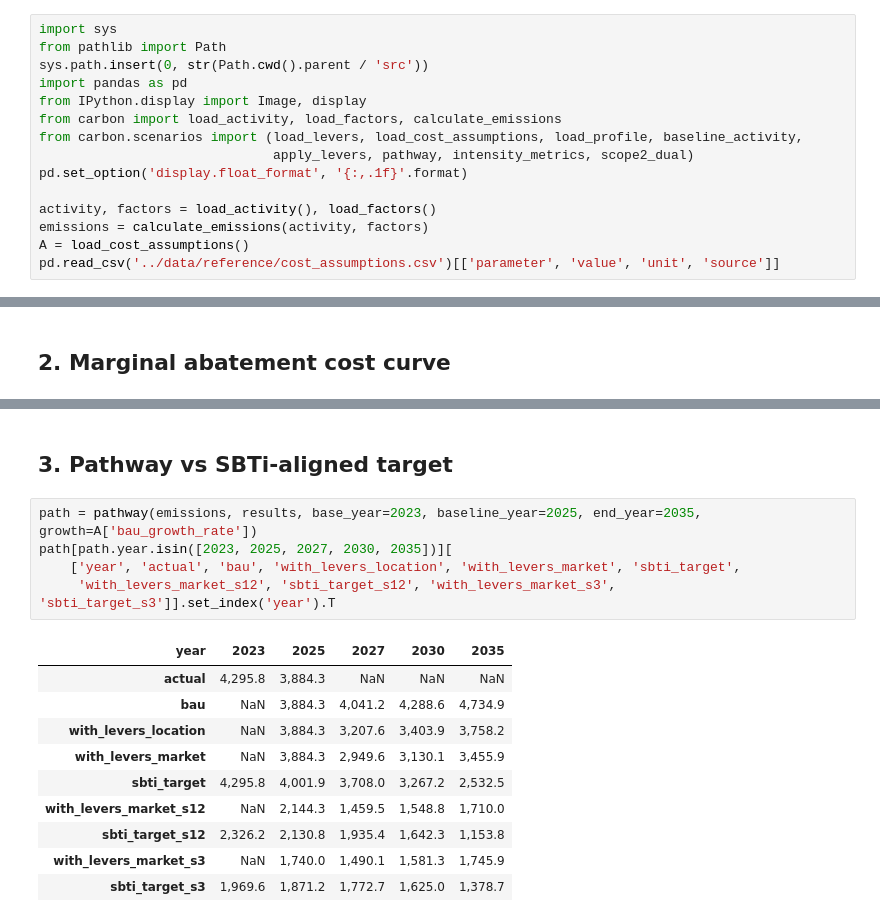
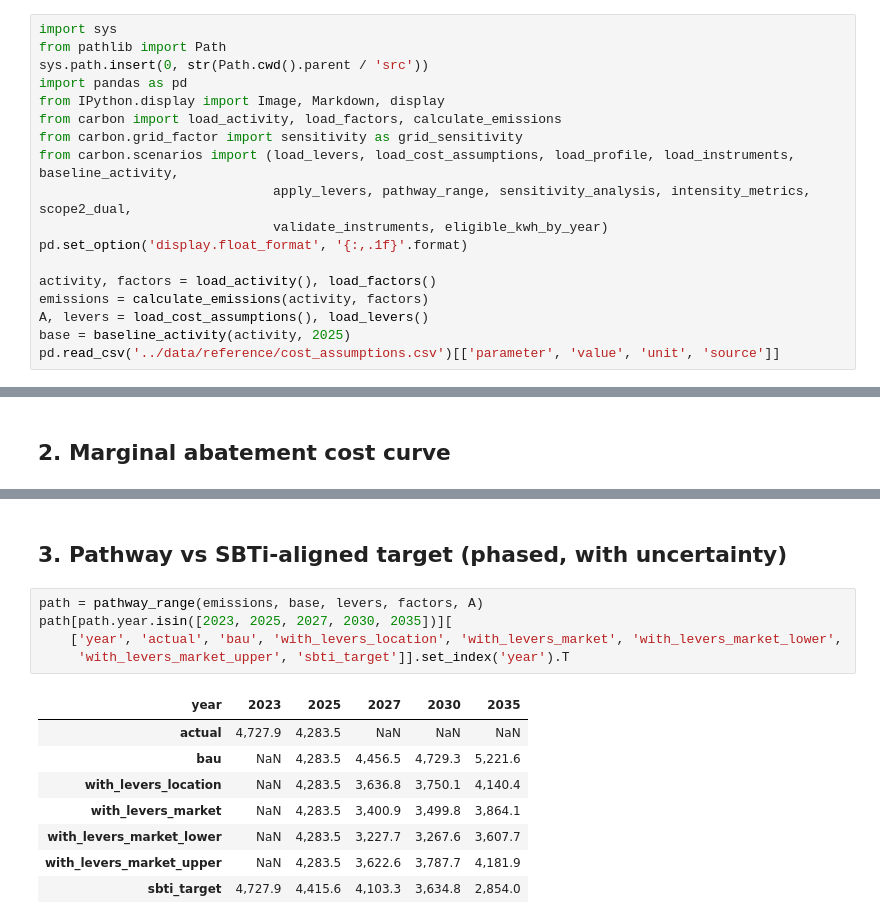
Before and after one commit to Engr-Daniel/carbon-footprint-esg-dashboard, a Jupyter notebook: notebooks/02_decarbonisation_scenarios.ipynb, the cells around one changed output, grey strips where cells are left out. Drawn from its saved outputs; the diff is of its cells as text.

```diff
--- a/notebooks/02_decarbonisation_scenarios.ipynb
+++ b/notebooks/02_decarbonisation_scenarios.ipynb
@@ -15,15 +16,18 @@ import sys
 from pathlib import Path
 sys.path.insert(0, str(Path.cwd().parent / 'src'))
 import pandas as pd
-from IPython.display import Image, display
+from IPython.display import Image, Markdown, display
 from carbon import load_activity, load_factors, calculate_emissions
-from carbon.scenarios import (load_levers, load_cost_assumptions, load_profile, baseline_activity,
-                              apply_levers, pathway, intensity_metrics, scope2_dual)
+from carbon.grid_factor import sensitivity as grid_sensitivity
+from carbon.scenarios import (load_levers, load_cost_assumptions, load_profile, load_instruments, baseline_activity,
+                              apply_levers, pathway_range, sensitivity_analysis, intensity_metrics, scope2_dual,
+                              validate_instruments, eligible_kwh_by_year)
 pd.set_option('display.float_format', '{:,.1f}'.format)
 
 activity, factors = load_activity(), load_factors()
 emissions = calculate_emissions(activity, factors)
-A = load_cost_assumptions()
+A, levers = load_cost_assumptions(), load_levers()
+base = baseline_activity(activity, 2025)
 pd.read_csv('../data/reference/cost_assumptions.csv')[['parameter', 'value', 'unit', 'source']]
 # %% [output]
 |  | parameter | value | unit | source |
@@ -78,21 +78,19 @@ display(Image('../reports/figures/05_macc_curve.png'))
 # %% [markdown]
-## 3. Pathway vs SBTi-aligned target
+## 3. Pathway vs SBTi-aligned target (phased, with uncertainty)
 # %%
-path = pathway(emissions, results, base_year=2023, baseline_year=2025, end_year=2035, growth=A['bau_growth_rate'])
+path = pathway_range(emissions, base, levers, factors, A)
 path[path.year.isin([2023, 2025, 2027, 2030, 2035])][
-    ['year', 'actual', 'bau', 'with_levers_location', 'with_levers_market', 'sbti_target',
-     'with_levers_market_s12', 'sbti_target_s12', 'with_levers_market_s3', 'sbti_target_s3']].set_index('year').T
+    ['year', 'actual', 'bau', 'with_levers_location', 'with_levers_market', 'with_levers_market_lower',
+     'with_levers_market_upper', 'sbti_target']].set_index('year').T
 # %% [output]
 | year | 2023 | 2025 | 2027 | 2030 | 2035 |
-| actual | 4,295.8 | 3,884.3 | NaN | NaN | NaN |
-| bau | NaN | 3,884.3 | 4,041.2 | 4,288.6 | 4,734.9 |
-| with_levers_location | NaN | 3,884.3 | 3,207.6 | 3,403.9 | 3,758.2 |
-| with_levers_market | NaN | 3,884.3 | 2,949.6 | 3,130.1 | 3,455.9 |
-| sbti_target | 4,295.8 | 4,001.9 | 3,708.0 | 3,267.2 | 2,532.5 |
-| with_levers_market_s12 | NaN | 2,144.3 | 1,459.5 | 1,548.8 | 1,710.0 |
-| sbti_target_s12 | 2,326.2 | 2,130.8 | 1,935.4 | 1,642.3 | 1,153.8 |
-| with_levers_market_s3 | NaN | 1,740.0 | 1,490.1 | 1,581.3 | 1,745.9 |
-| sbti_target_s3 | 1,969.6 | 1,871.2 | 1,772.7 | 1,625.0 | 1,378.7 |
+| actual | 4,727.9 | 4,283.5 | NaN | NaN | NaN |
+| bau | NaN | 4,283.5 | 4,456.5 | 4,729.3 | 5,221.6 |
+| with_levers_location | NaN | 4,283.5 | 3,636.8 | 3,750.1 | 4,140.4 |
+| with_levers_market | NaN | 4,283.5 | 3,400.9 | 3,499.8 | 3,864.1 |
+| with_levers_market_lower | NaN | 4,283.5 | 3,227.7 | 3,267.6 | 3,607.7 |
+| with_levers_market_upper | NaN | 4,283.5 | 3,622.6 | 3,787.7 | 4,181.9 |
+| sbti_target | 4,727.9 | 4,415.6 | 4,103.3 | 3,634.8 | 2,854.0 |
 # %%
 display(Image('../reports/figures/06_decarbonisation_pathway.png'))
 # %% [output]
```
Also changed, not shown: parts of 20 cells of this notebook, 32 other files.
